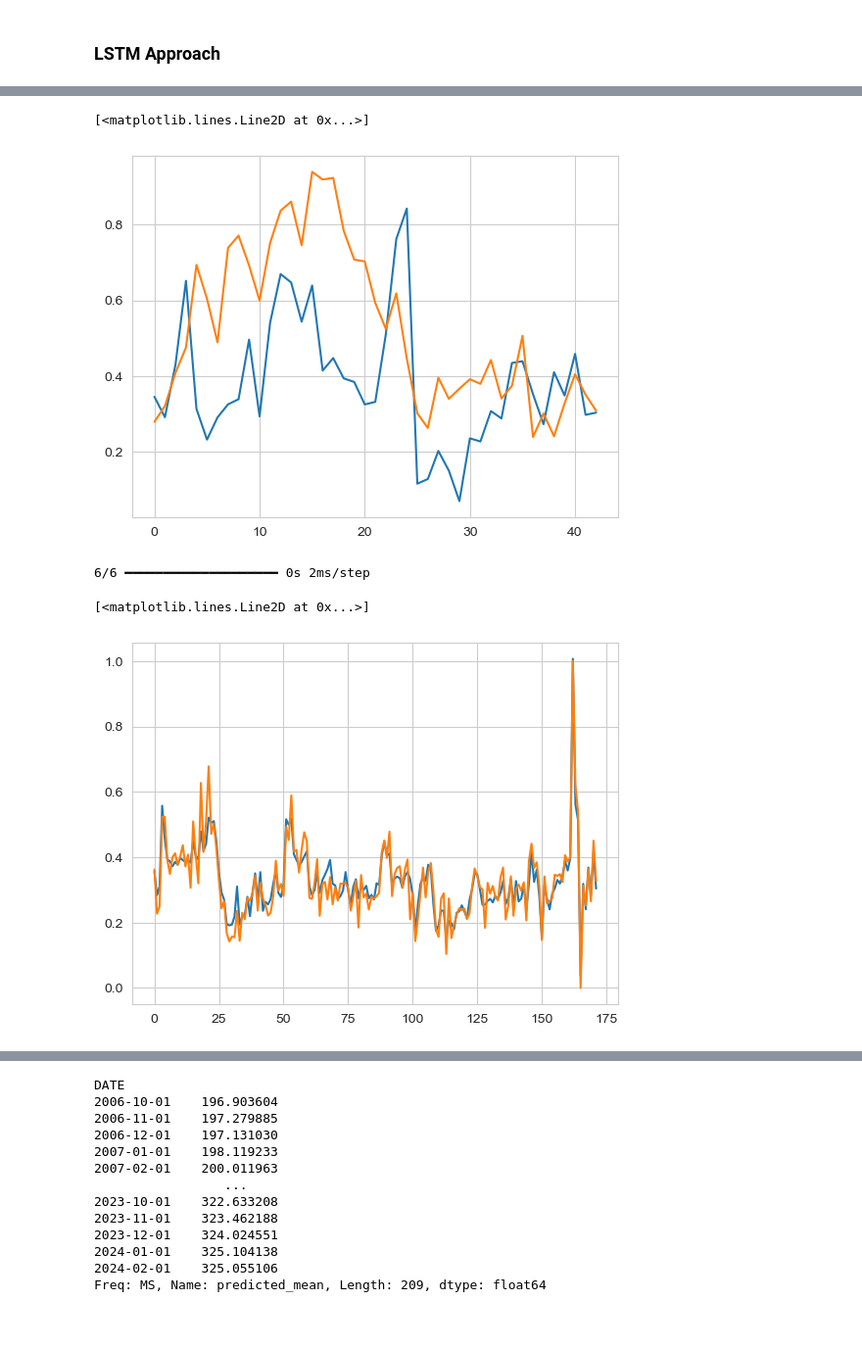
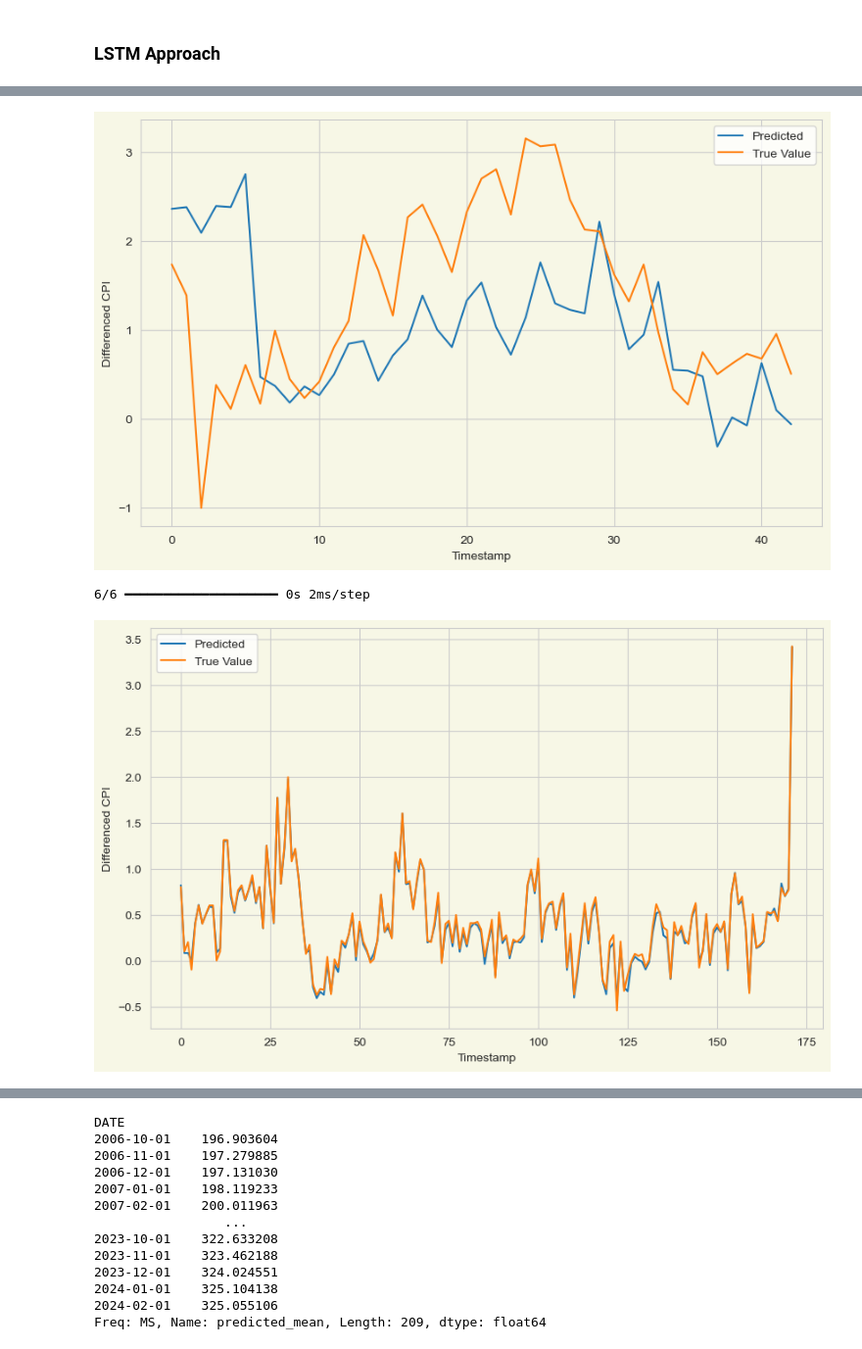
Before and after one commit to EddieNguyen2012/CPI-Prediction-using-Supply-Chain-analysis, a Jupyter notebook: src/Notebooks/Data Analysis and Models.ipynb, the cells around one changed output, grey strips where cells are left out. Shown at 98% size. Drawn from its saved outputs; the diff is of its cells as text; code cells hidden in the pictures; blank space fills up the shorter version.

```diff
--- a/src/Notebooks/Data Analysis and Models.ipynb
+++ b/src/Notebooks/Data Analysis and Models.ipynb
@@ -251,13 +265,15 @@ features = diff_mean_only_X.columns
 nrow = 4
 ncol = 3
 
-fig, axs = plt.subplots(nrows=nrow, ncols=ncol, figsize=(13,8))
+fig, axs = plt.subplots(nrows=nrow, ncols=ncol, figsize=(13,10), facecolor=WHITE)
 
 # Flatten the axs array for easier indexing in a loop
 axs = axs.flatten()
 
 for i in range(len(features)):
-    plot_ccf(diff_mean_only_X[features[i]], diff_y, title='Change of ' + features[i] + '\nvs change of CPI', ax=axs[i], negative_lags=True, alpha=0.05)
+    if i < nrow * ncol:
+        plt.gca().set_facecolor(WHITE)
+        plot_ccf(diff_mean_only_X[features[i]], diff_y, title='Change of ' + features[i] + '\nvs change of CPI', ax=axs[i], negative_lags=True, alpha=0.05)
 
 # Hide any unused subplots if there are fewer features than subplots
 for j in range(len(features), len(axs)):
@@ -654 +725,3 @@ plt.savefig(
+# %%
+diff_mean_only_X.drop(columns=['year', 'year_sin', 'year_cos', 'month'], inplace=True)
 # %%
@@ -819,12 +900,15 @@ plt.savefig(os.path.join(plot_folder, 'Corr_heatmap.png'), bbox_inches='tight')
 # %% [markdown]
 ### LSTM Approach
 # %%
-scaler = MinMaxScaler()
-
+# scaler = MinMaxScaler()
+# min_target = 1000000
+# max_target = -100000000
 def create_sequences(data, target, seq_length):
     # Scale the entire dataset and target
-    data_scaled = scaler.fit_transform(data)
-    target_scaled = scaler.fit_transform(target)
+    # data_scaled = scaler.fit_transform(data)
+    # target_scaled = scaler.fit_transform(target)
+    data_scaled = data.to_numpy()
+    target_scaled = target.to_numpy()
     print(len(data_scaled))
     X = []
     y = []
@@ -838,7 +922,7 @@ def create_sequences(data, target, seq_length):
     return np.array(X), np.array(y)
 
 # Generate the sequences
-sequenced_X, sequenced_y = create_sequences(diff_mean_only_X, pd.DataFrame(diff_y[9:], index=diff_y[9:].index), 12)
+sequenced_X, sequenced_y = create_sequences(diff_mean_only_X, pd.DataFrame(diff_y, index=diff_y.index), 12)
 
 print("Shape of sequenced_X:", sequenced_X.shape)
 print("Shape of sequenced_y:", sequenced_y.shape)
@@ -886,5 +989,5 @@ Model: "sequential_1"
 # %%
-history = lstm.fit(X_train, y_train, epochs=500, verbose='auto')
+history = lstm.fit(X_train, y_train, epochs=200, verbose='auto')
 
 y_predicted = lstm.predict(X_test)
 
@@ -898,13 +1001,4 @@ print("Mean Absolute Error (MAE):", mae)
 print("Mean Squared Error (MSE):", mse)
 print("Root Mean Squared Error (RMSE):", rmse)
 # print("R-squared (R²):", r2)
-
-plt.figure(figsize=(10, 6))
-plt.plot(history.history['loss'], label='Training Loss')
-plt.xlabel('Epochs')
-plt.ylabel('Mean Squared Error (MSE)')
-plt.title('Learning Curve')
-plt.legend()
-plt.grid(True)
-plt.show()
 # %% [output]
@@ -929,5 +1034,11 @@ R-squared (R²): -0.6556892672184649
 # %%
 y_predicted = lstm.predict(X_test)
-plt.plot(y_predicted)
-plt.plot(y_test)
+plt.figure(figsize=(10, 6), facecolor=WHITE)
+plt.gca().set_facecolor(WHITE)
+plt.plot(y_predicted, label='Predicted')
+plt.plot(y_test, label='True Value')
+plt.legend()
+plt.xlabel('Timestamp')
+plt.ylabel('Differenced CPI')
+plt.savefig(os.path.join(plot_folder, 'LSTM_prediction_test.png'))
 # %% [output]
@@ -935,13 +1046,17 @@ plt.plot(y_test)
-[<matplotlib.lines.Line2D at 0x...>]
-[figure, old version]
+[figure, new version]
 # %%
 y_predicted = lstm.predict(X_train)
-plt.plot(y_predicted)
-plt.plot(y_train)
+plt.figure(figsize=(10, 6), facecolor=WHITE)
+plt.gca().set_facecolor(WHITE)
+plt.plot(y_predicted, label='Predicted')
+plt.plot(y_train, label='True Value')
+plt.legend()
+plt.xlabel('Timestamp')
+plt.ylabel('Differenced CPI')
+plt.savefig(os.path.join(plot_folder, 'LSTM_prediction_train.png'))
 # %% [output]
 6/6 ━━━━━━━━━━━━━━━━━━━━ 0s 2ms/step
-[<matplotlib.lines.Line2D at 0x...>]
-[figure, old version]
+[figure, new version]
 # %%
 X_train
 # %% [output]
```
Also changed, not shown: parts of 50 cells of this notebook, 55 other files.
